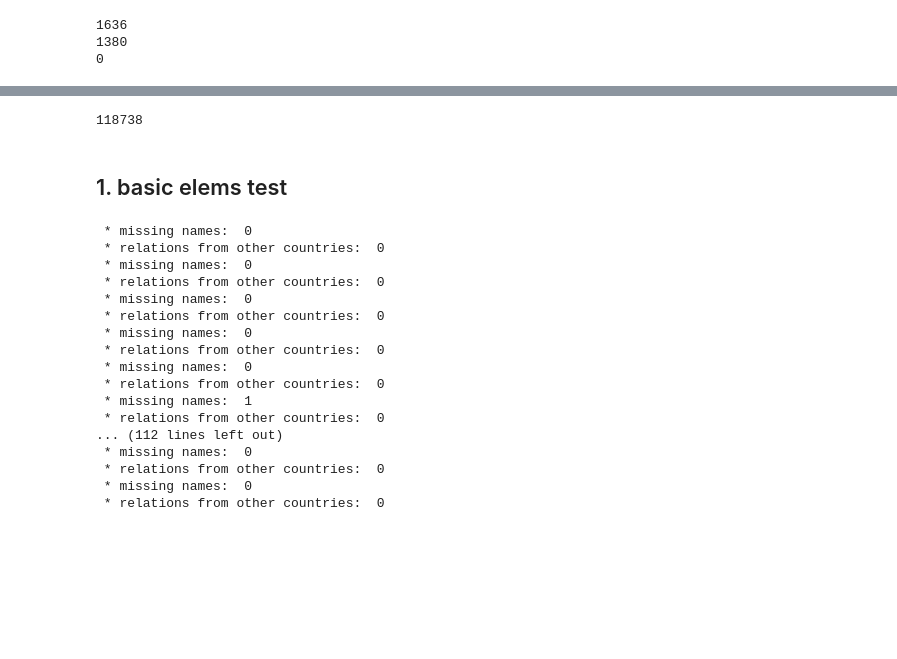
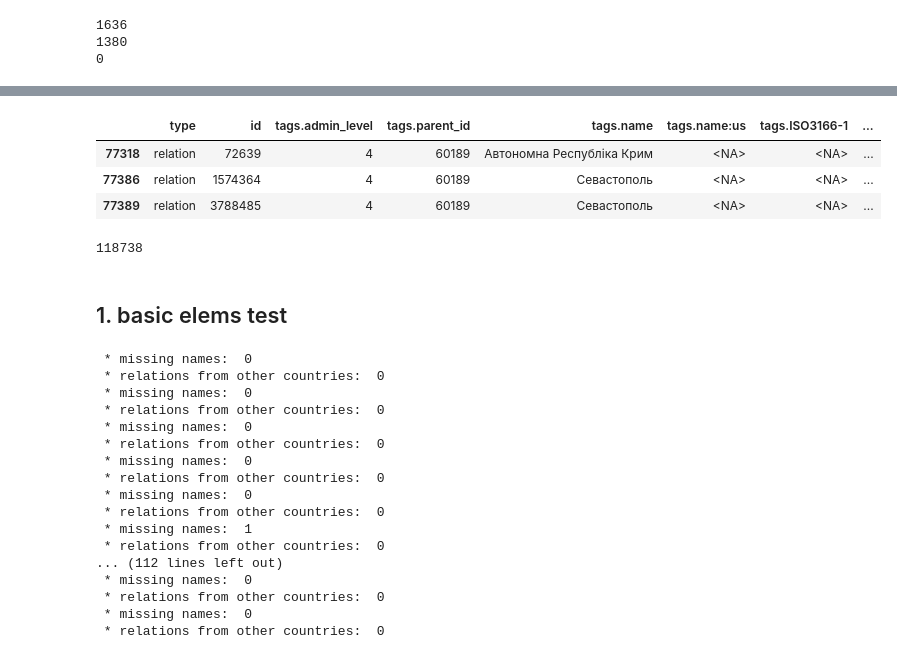
Before and after one commit to diego-vega-centeno/administrative-divisions-osm-scrape, a Jupyter notebook: notebooks/clean_and_test.ipynb, the cells around one changed output, grey strips where cells are left out. Saved outputs shown, nothing was run; the diff lists cells and outputs as text; code cells hidden in the pictures; blank space fills up the shorter version.

```diff
--- a/notebooks/clean_and_test.ipynb
+++ b/notebooks/clean_and_test.ipynb
@@ -185 +201,8 @@ print(len(dups_id_parent_cntr))
+# %%
+dups_id[dups_id['tags.parent_id'] == '60189']
+# %% [output]
+|  | type | id | tags.admin_level | tags.parent_id | tags.name | tags.name:us | tags.ISO3166-1 | ... |
+| 77318 | relation | 72639 | 4 | 60189 | Автономна Республіка Крим | <NA> | <NA> | ... |
+| 77386 | relation | 1574364 | 4 | 60189 | Севастополь | <NA> | <NA> | ... |
+| 77389 | relation | 3788485 | 4 | 60189 | Севастополь | <NA> | <NA> | ... |
 # %%
```
Also changed, not shown: parts of 34 cells of this notebook, 1 other file.
